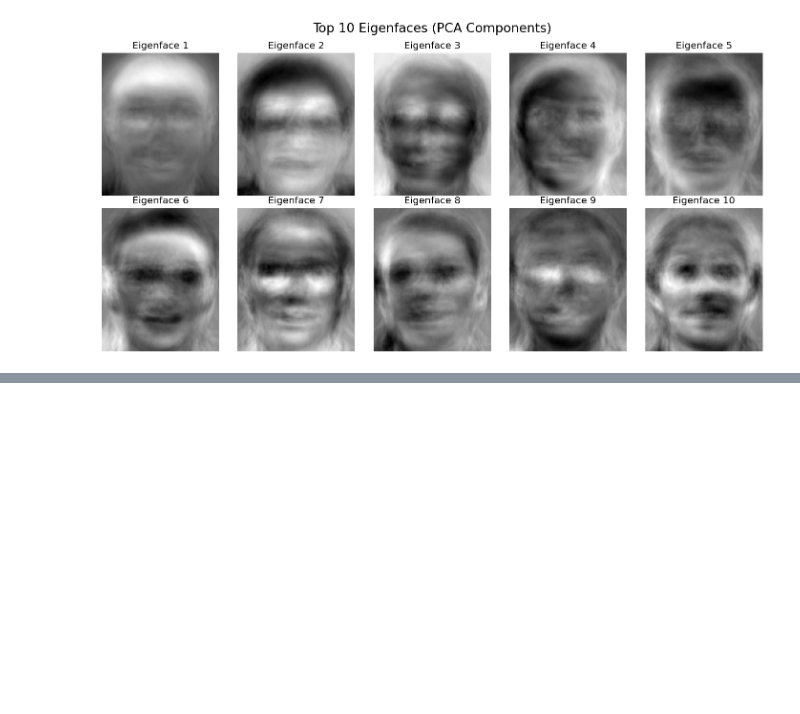
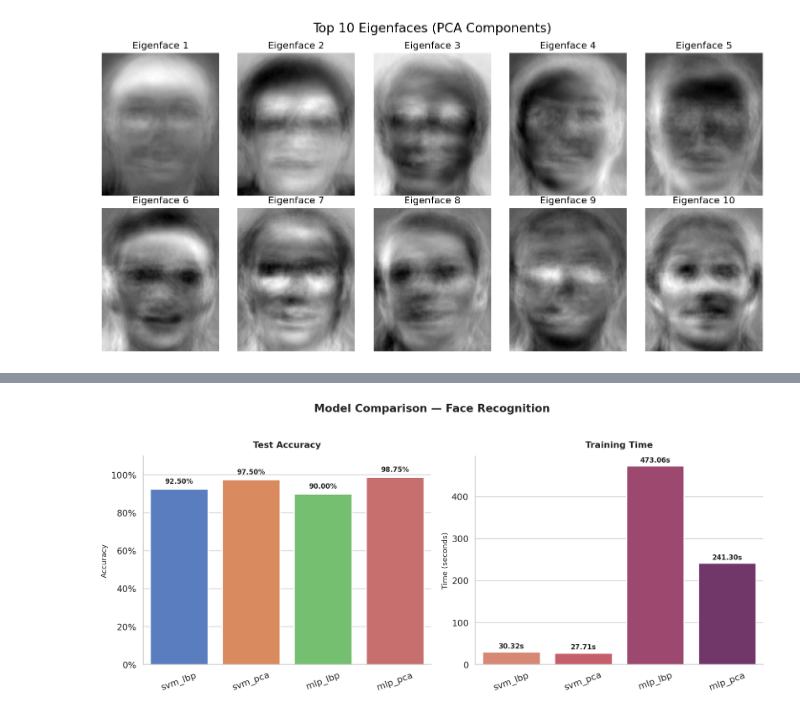
Before and after one commit to Axeloooo/Face-Recognition, a Jupyter notebook: face_recognition.ipynb, the cells around one changed output, grey strips where cells are left out. Drawn from its saved outputs; the diff is of its cells as text; code cells hidden in the pictures; blank space fills up the shorter version.

```diff
--- a/face_recognition.ipynb
+++ b/face_recognition.ipynb
@@ -244,0 +215,4 @@ Train: 320 samples  |  Test: 80 samples
+# %%
+pca = PCA(n_components=100, random_state=42)
+X_pca_train = pca.fit_transform(X_train.reshape(X_train.shape[0], -1))
+X_pca_test = pca.transform(X_test.reshape(X_test.shape[0], -1))
@@ -452,15 +419,14 @@ mlp_param_grid = {
 }
 
 for name, (X_tr, y_tr, X_te, y_te) in [
-    ('mlp_raw', (X_raw_tr, y_raw_tr, X_raw_te, y_raw_te)),
-    ('mlp_lbp', (X_lbp_tr, y_lbp_tr, X_lbp_te, y_lbp_te)),
-    ('mlp_pca', (X_pca_tr, y_pca_tr, X_pca_te, y_pca_te)),
+    ('mlp_lbp', (X_lbp_train, y_lbp_train, X_lbp_test, y_lbp_test)),
+    ('mlp_pca', (X_pca_train, y_train, X_pca_test, y_test)),
 ]:
     search = HalvingRandomSearchCV(
         mlp_pipeline,
         mlp_param_grid,
-        n_candidates=180,    # full grid: 5 × 2 × 2 × 3 × 3
-        min_resources=200,   # ≥ n_classes × cv = 40 × 5 (stratified CV floor)
+        n_candidates=180,
+        min_resources=200,
         factor=3,
         cv=5,
         scoring='accuracy',
@@ -484,6 +450,4 @@ for name, (X_tr, y_tr, X_te, y_te) in [
     print(f'[{name.upper():<7}] CV accuracy  : {search.best_score_:.4f}')
     print(f'[{name.upper():<7}] Test accuracy: {acc:.4f}')
     print(f'[{name.upper():<7}] Train time   : {elapsed:.2f}s\n')
-
-print('model_results keys:', list(model_results.keys()))
 # %% [output]
@@ -617,0 +694,78 @@ mlp_pca        0.9375           231.55
+# %%
+import seaborn as sns
+import matplotlib.pyplot as plt
+import matplotlib.ticker as mtick
+import pandas as pd
+
+# Tabular summary
+print(f"{'Model':<10} {'Test Acc':>10} {'Train Time (s)':>16}")
+print('-' * 40)
+for name, res in model_results.items():
+    print(f'{name:<10} {res["accuracy"]:>10.4f} {res["train_time"]:>16.2f}')
+
+# Build DataFrame
+df = pd.DataFrame([
+    {'Model': name, 'Test Accuracy': res['accuracy'], 'Train Time (s)': res['train_time']}
+    for name, res in model_results.items()
+])
+
+# Style
+sns.set_theme(style='whitegrid', font_scale=1.2)
+
+fig, (ax1, ax2) = plt.subplots(1, 2, figsize=(14, 6))
+fig.suptitle('Model Comparison — Face Recognition', fontsize=16, fontweight='bold', y=1.02)
+
+# Accuracy plot
+bars1 = sns.barplot(
+    data=df, x='Model', y='Test Accuracy',
+    hue='Model',
+    palette='muted',
+    legend=False,
+    edgecolor='white', linewidth=1.5,
+    ax=ax1
+)
+ax1.set_title('Test Accuracy', fontsize=13, fontweight='bold', pad=12)
+ax1.set_xlabel('')
+ax1.set_ylabel('Accuracy', fontsize=11)
+ax1.set_ylim(0, 1.1)
+ax1.yaxis.set_major_formatter(mtick.PercentFormatter(xmax=1, decimals=0))
+ax1.tick_params(axis='x', rotation=20)
+
+# value labels on bars
+for bar in bars1.patches:
+    ax1.text(
+        bar.get_x() + bar.get_width() / 2,
+        bar.get_height() + 0.02,
+        f'{bar.get_height():.2%}',
+        ha='center', va='bottom', fontsize=10, fontweight='bold'
+    )
+
+# Training time plot
+bars2 = sns.barplot(
+    data=df,
+    x='Model',
+    y='Train Time (s)',
+    hue='Model',
+    palette='flare',
+    legend=False,
+    edgecolor='white', linewidth=1.5,
+    ax=ax2
+)
+ax2.set_title('Training Time', fontsize=13, fontweight='bold', pad=12)
+ax2.set_xlabel('')
+ax2.set_ylabel('Time (seconds)', fontsize=11)
+ax2.tick_params(axis='x', rotation=20)
+
+# value labels on bars
+for bar in bars2.patches:
+    ax2.text(
+        bar.get_x() + bar.get_width() / 2,
+        bar.get_height() + max(df['Train Time (s)']) * 0.01,
+        f'{bar.get_height():.2f}s',
+        ha='center', va='bottom', fontsize=10, fontweight='bold'
+    )
+
+sns.despine(left=False, bottom=False)
+plt.tight_layout()
+plt.show()
+# %% [output]
@@ -618 +778,2 @@ mlp_pca        0.9375           231.55
+[figure, added]
 # %% [markdown]
```
Also changed, not shown: parts of 46 cells of this notebook, 3 other files.
